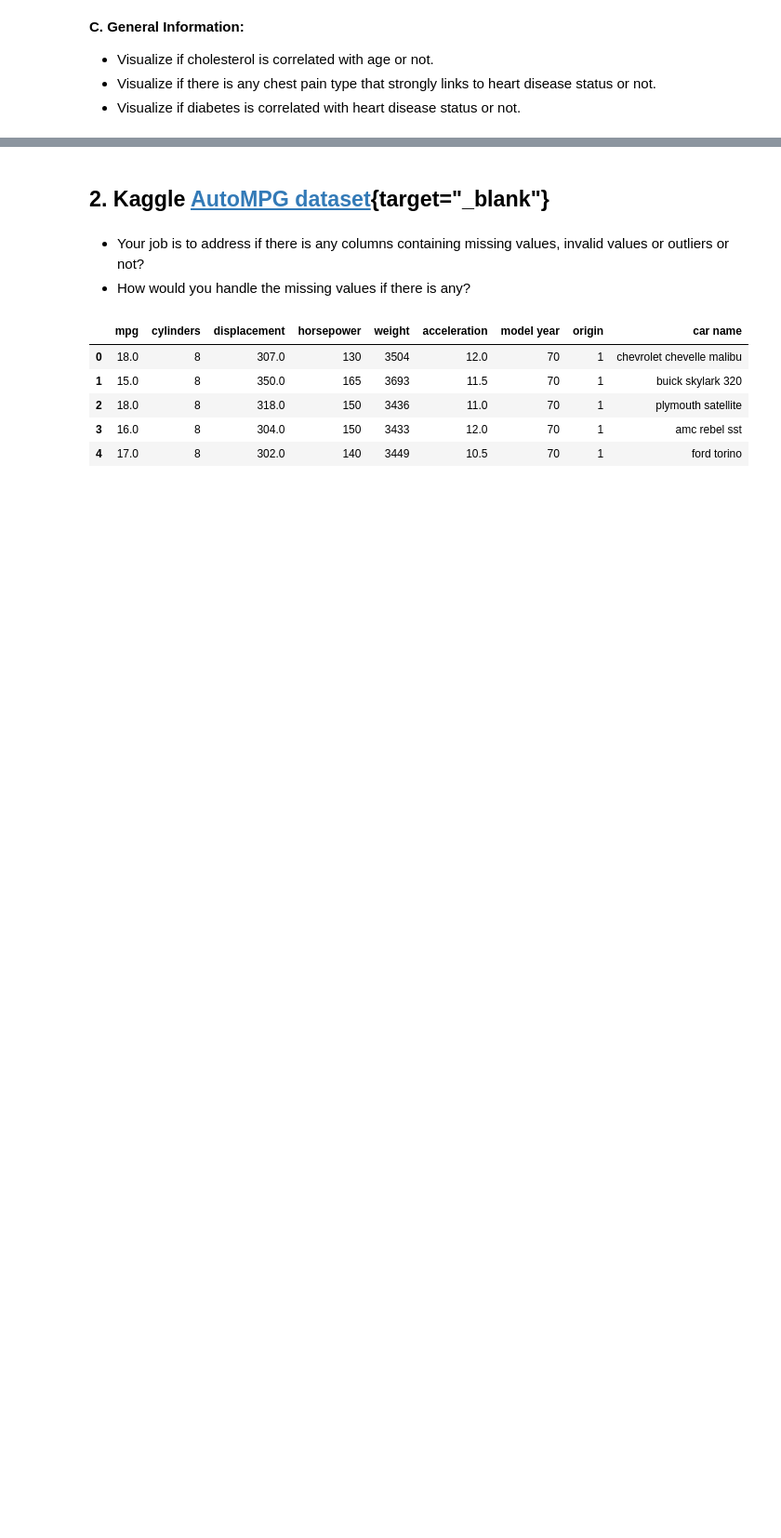
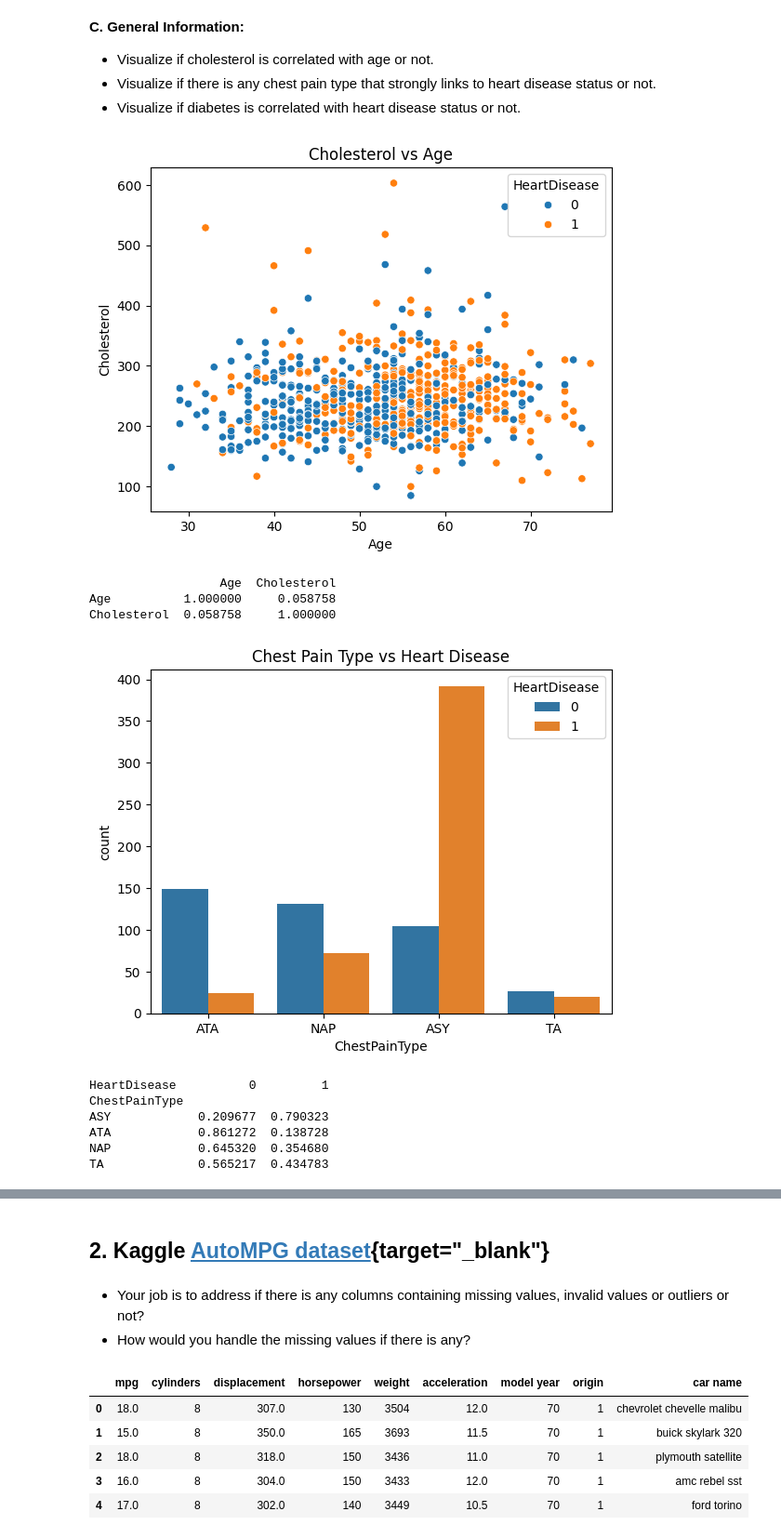
Before and after one commit to Superkai017/Data-Analysis1-Aupp-INF-604-, a Jupyter notebook: W3/Lab3_Preprocessing.ipynb, the cells around one changed output, grey strips where cells are left out. Shown at 93% size. Drawn from its saved outputs; the diff is of its cells as text; code cells hidden in the pictures; blank space fills up the shorter version.

```diff
--- a/W3/Lab3_Preprocessing.ipynb
+++ b/W3/Lab3_Preprocessing.ipynb
@@ -110,0 +191,4 @@ data.query("Cholesterol == 0").shape[0]
+# %%
+# Handling missing values MCAR
+data['RestingBP'] = data['RestingBP'].fillna(data['RestingBP'].median())
+data['Oldpeak'] = data['Oldpeak'].fillna(data['Oldpeak'].median())
@@ -110,0 +197,3 @@ data.query("Cholesterol == 0").shape[0]
+# %%
+# Handling missing values and invalid values for MAR
+data['Cholesterol'] = data.groupby(['HeartDisease', 'Sex'])['Cholesterol'].transform(lambda x: x.fillna(x.median()))
@@ -114,3 +249,34 @@ data.query("Cholesterol == 0").shape[0]
 - Visualize if cholesterol is correlated with age or not.
 - Visualize if there is any chest pain type that strongly links to heart disease status or not.
 - Visualize if diabetes is correlated with heart disease status or not.
+# %%
+import matplotlib.pyplot as plt
+import seaborn as sns
+
+sns.scatterplot(data=data, x='Age', y='Cholesterol', hue='HeartDisease')
+plt.title('Cholesterol vs Age')
+plt.show()
+print(data[['Age', 'Cholesterol']].corr())
+
+sns.countplot(data=data, x='ChestPainType', hue='HeartDisease')
+plt.title('Chest Pain Type vs Heart Disease')
+plt.show()
+print(pd.crosstab(data['ChestPainType'], data['HeartDisease'], normalize='index'))
+
+
+sns.countplot(data=data, x='FastingBS', hue='HeartDisease')
+plt.title('Fasting Blood Sugar vs Heart Disease')
+plt.show()
+print(pd.crosstab(data['FastingBS'], data['HeartDisease'], normalize='index'))
+# %% [output]
+[figure, added]
+                  Age  Cholesterol
+Age          1.000000     0.058758
+Cholesterol  0.058758     1.000000
+[figure, added]
+HeartDisease          0         1
+ChestPainType
+ASY            0.209677  0.790323
+ATA            0.861272  0.138728
+NAP            0.645320  0.354680
+TA             0.565217  0.434783
```
Also changed, not shown: parts of 20 cells of this notebook.
